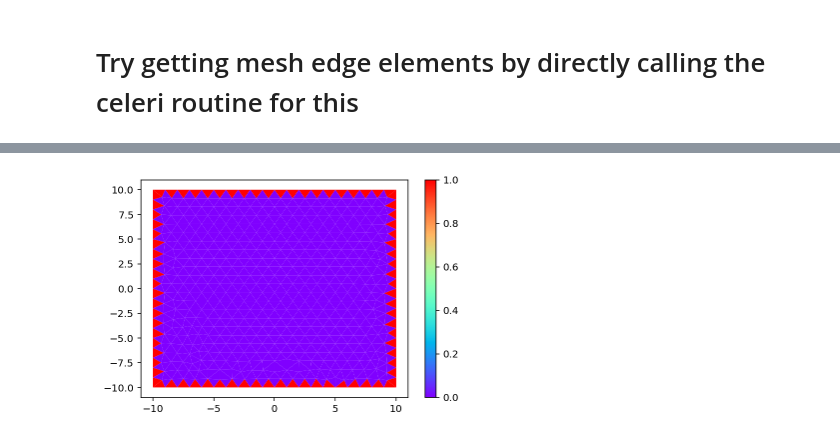
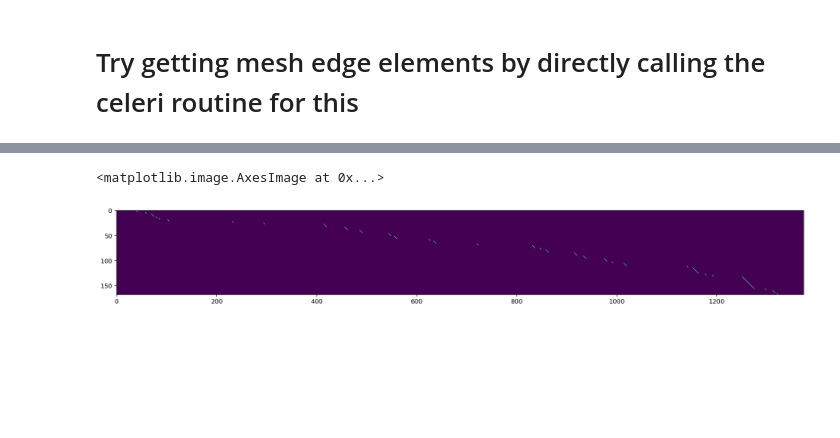
Before and after one commit to jploveless/relax_disloc, a Jupyter notebook: relax_disloc_eigen_no_zero.ipynb, the cells around one changed output, grey strips where cells are left out. Drawn from its saved outputs; the diff is of its cells as text; code cells hidden in the pictures; blank space fills up the shorter version.

Commit message:
Added TDE constraints function with three components

```diff
--- a/relax_disloc_eigen_no_zero.ipynb
+++ b/relax_disloc_eigen_no_zero.ipynb
@@ -623,19 +640,3 @@ def get_mesh_edge_elements(meshes):
-# %%
-get_mesh_edge_elements(meshes)
-
-edge_elemnt_idx = np.concatenate(
-    (
-        np.where(meshes[0].top_elements == True)[0],
-        np.where(meshes[0].bot_elements == True)[0],
-        np.where(meshes[0].side_elements == True)[0],
-    )
-)
-
-show_edge_mesh = np.zeros(meshes[0].verts.shape[0])
-show_edge_mesh[edge_elemnt_idx] = 1
-plot_mesh(meshes[0], show_edge_mesh, plt.gca())
-# %% [output]
-[figure, removed]
 # %%
 # Pasted from celeri
 def get_tde_slip_rate_constraints(meshes, operators):
@@ -664,31 +665,83 @@ def get_tde_slip_rate_constraints(meshes, operators):
         # Bottom constraints
         if meshes[i].bot_slip_rate_constraint > 0:
             # Indices of bottom elements
             bot_indices = np.asarray(np.where(meshes[i].bot_elements))
             # Indices of bottom elements' 2 slip components
             bot_idx = celeri.get_2component_index(bot_indices)
             tde_slip_rate_constraints[bot_idx, bot_idx] = 1
         # Side constraints
         if meshes[i].side_slip_rate_constraint > 0:
             # Indices of side elements
             side_indices = np.asarray(np.where(meshes[i].side_elements))
             # Indices of side elements' 2 slip components
             side_idx = celeri.get_2component_index(side_indices)
             tde_slip_rate_constraints[side_idx, side_idx] = 1
         # Eliminate blank rows
         sum_constraint_columns = np.sum(tde_slip_rate_constraints, 1)
         tde_slip_rate_constraints = tde_slip_rate_constraints[
             sum_constraint_columns > 0, :
         ]
         operators.tde_slip_rate_constraints[i] = tde_slip_rate_constraints
         meshes[i].n_tde_constraints = np.sum(sum_constraint_columns > 0)
 
+def get_tde_slip_rate_constraints_3_component(meshes, operators):
+    """Construct TDE slip rate constraint matrices for each mesh.
+    These are essentially identity matrices, used to set TDE slip
+    rates on elements lining the edges of the mesh, as controlled
+    by input parameters
+    top_slip_rate_constraint,
+    bot_slip_rate_constraint,
+    side_slip_rate_constraint
+
+    Args:
+        meshes (List): list of mesh dictionaries
+        operators (Dict): dictionary of linear operators
+    """
+    for i in range(len(meshes)):
+        # Empty constraint matrix
+        tde_slip_rate_constraints = np.zeros((3 * meshes[i].n_tde, 3 * meshes[i].n_tde))
+        # Top constraints
+        if meshes[i].top_slip_rate_constraint > 0:
+            # Indices of top elements
+            top_indices = np.asarray(np.where(meshes[i].top_elements))
+            # Indices of top elements' 3 slip components
+            top_idx = celeri.get_3component_index(top_indices)
+            tde_slip_rate_constraints[top_idx, top_idx] = 1
+        # Bottom constraints
+        if meshes[i].bot_slip_rate_constraint > 0:
+            # Indices of bottom elements
+            bot_indices = np.asarray(np.where(meshes[i].bot_elements))
+            # Indices of bottom elements' 3 slip components
+            bot_idx = celeri.get_3component_index(bot_indices)
+            tde_slip_rate_constraints[bot_idx, bot_idx] = 1
+        # Side constraints
+        if meshes[i].side_slip_rate_constraint > 0:
+            # Indices of side elements
+            side_indices = np.asarray(np.where(meshes[i].side_elements))
+            # Indices of side elements' 3 slip components
+            side_idx = celeri.get_3component_index(side_indices)
+            tde_slip_rate_constraints[side_idx, side_idx] = 1
+        # Eliminate blank rows
+        sum_constraint_columns = np.sum(tde_slip_rate_constraints, 1)
+        tde_slip_rate_constraints = tde_slip_rate_constraints[
+            sum_constraint_columns > 0, :
+        ]
+        operators.tde_slip_rate_constraints[i] = tde_slip_rate_constraints
+        meshes[i].n_tde_constraints = np.sum(sum_constraint_columns > 0)
+
+
+
 for i in range(len(meshes)):
     meshes[i].n_tde = meshes[i].verts.shape[0]
 
 # Set flag for boundary conditons applied to interestign mesh edges
 meshes[0].top_slip_rate_constraint = 1
 meshes[0].bot_slip_rate_constraint = 1
 meshes[0].side_slip_rate_constraint = 1
 
-get_tde_slip_rate_constraints(meshes, operators)
+get_tde_slip_rate_constraints_3_component(meshes, operators)
+plt.figure(figsize=(20, 8))
+plt.imshow(operators.tde_slip_rate_constraints[0])
+# %% [output]
+<matplotlib.image.AxesImage at 0x...>
+[figure, added]
```
Also changed, not shown: parts of 8 cells of this notebook.
